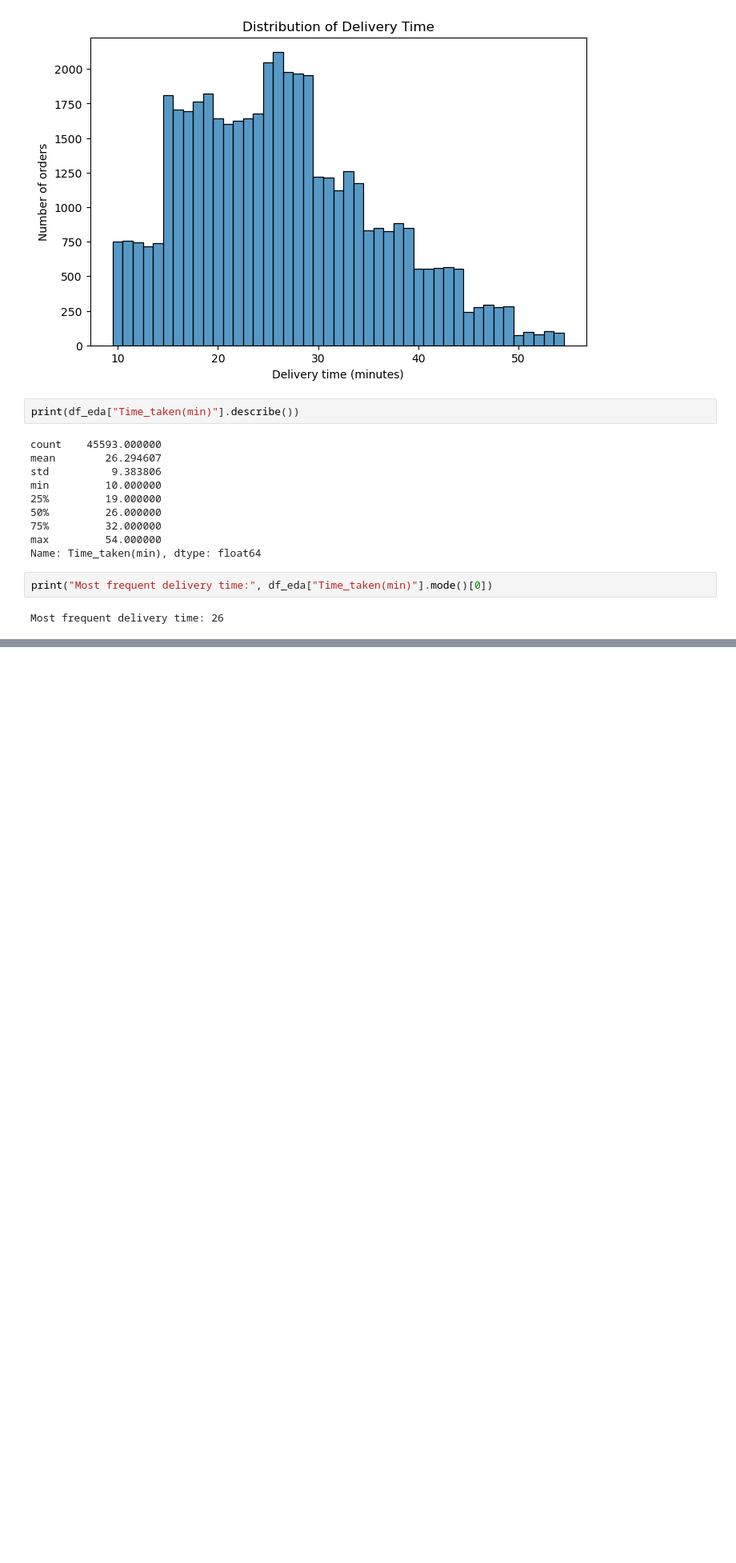
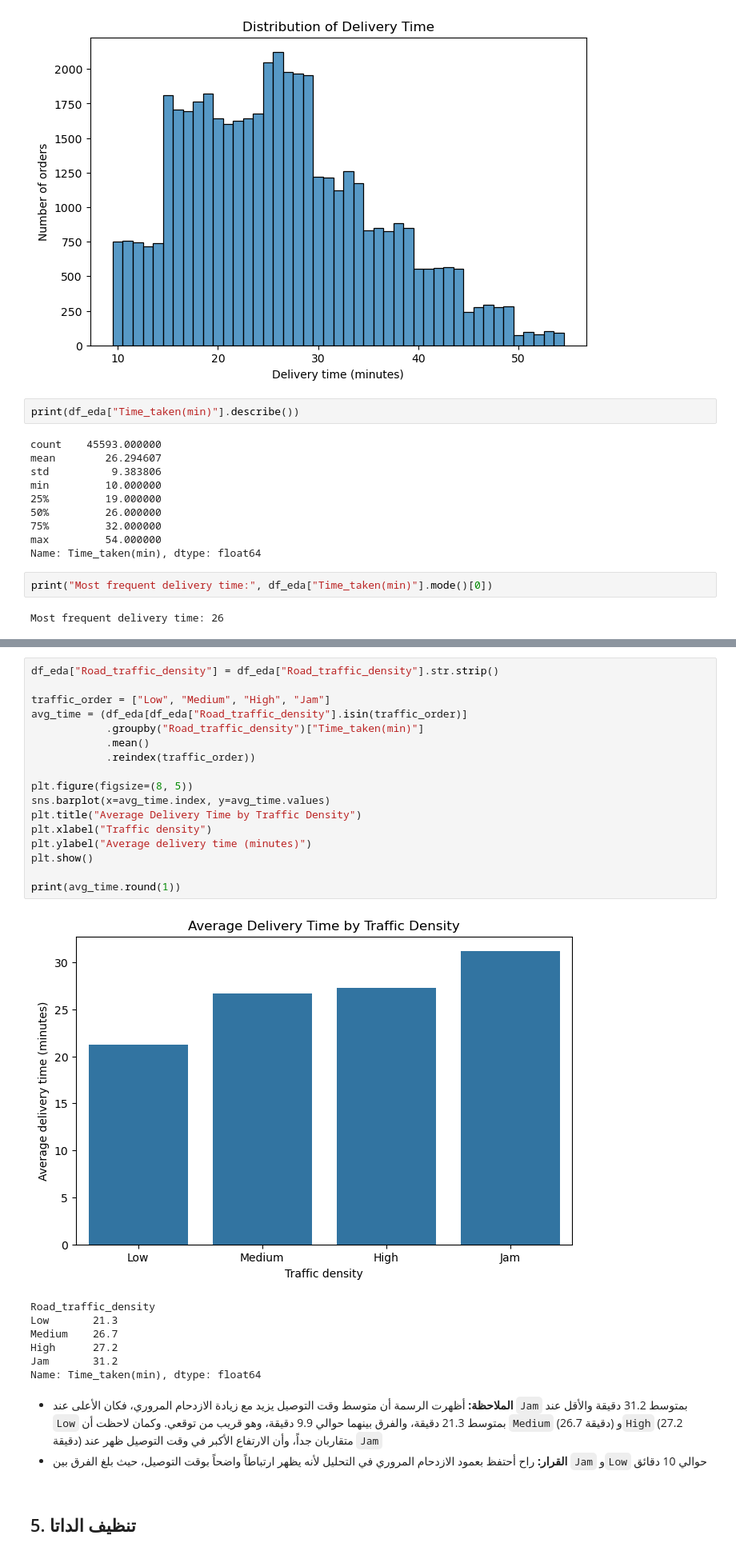
Before and after one commit to Manar-Mohammed8/delivery-time-prediction, a Jupyter notebook: notebook.ipynb, the cells around one changed output, grey strips where cells are left out. Shown at 80% size. Saved outputs shown, nothing was run; the diff lists cells and outputs as text; blank space fills up the shorter version.

```diff
--- a/notebook.ipynb
+++ b/notebook.ipynb
@@ -300,0 +398,38 @@ Most frequent delivery time: 26
+# %%
+df_eda["Road_traffic_density"] = df_eda["Road_traffic_density"].str.strip()
+
+traffic_order = ["Low", "Medium", "High", "Jam"]
+avg_time = (df_eda[df_eda["Road_traffic_density"].isin(traffic_order)]
+            .groupby("Road_traffic_density")["Time_taken(min)"]
+            .mean()
+            .reindex(traffic_order))
+
+plt.figure(figsize=(8, 5))
+sns.barplot(x=avg_time.index, y=avg_time.values)
+plt.title("Average Delivery Time by Traffic Density")
+plt.xlabel("Traffic density")
+plt.ylabel("Average delivery time (minutes)")
+plt.show()
+
+print(avg_time.round(1))
+# %% [output]
+[figure, added]
+Road_traffic_density
+Low       21.3
+Medium    26.7
+High      27.2
+Jam       31.2
+Name: Time_taken(min), dtype: float64
+# %% [markdown]
+<div dir="rtl">
+
+- **الملاحظة:** أظهرت الرسمة أن متوسط وقت التوصيل يزيد مع زيادة الازدحام المروري، فكان الأعلى عند `Jam` بمتوسط 31.2 دقيقة والأقل عند `Low` بمتوسط 21.3 دقيقة، والفرق بينهما حوالي 9.9 دقيقة، وهو قريب من توقعي. وكمان لاحظت أن `Medium` (26.7 دقيقة) و`High` (27.2 دقيقة) متقاربان جداً، وأن الارتفاع الأكبر في وقت التوصيل ظهر عند `Jam`
+- **القرار:** راح أحتفظ بعمود الازدحام المروري في التحليل لأنه يظهر ارتباطاً واضحاً بوقت التوصيل، حيث بلغ الفرق بين `Jam` و`Low` حوالي 10 دقائق
+
+</div>
+# %% [markdown]
+<div dir="rtl">
+
+## 5. تنظيف الداتا
+
+</div>
```
Also changed, not shown: parts of 55 cells of this notebook, 2 other files.
